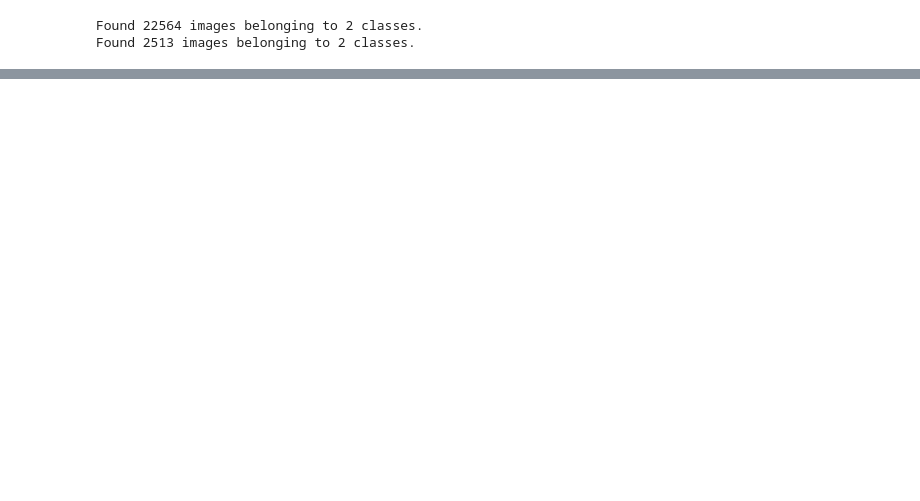
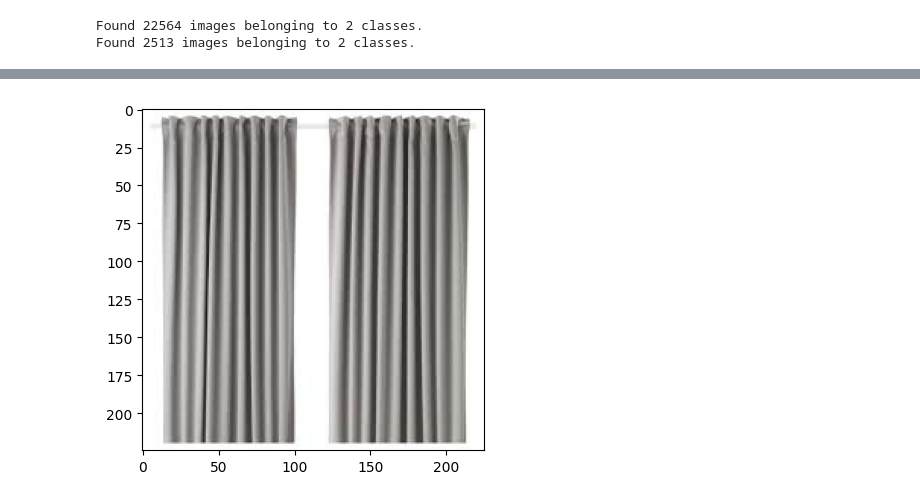
Before and after one commit to nhemanth1103/CNN-plastic-waste-classification, a Jupyter notebook: wasteclassification.ipynb, the cells around one changed output, grey strips where cells are left out. Saved outputs shown, nothing was run; the diff lists cells and outputs as text; code cells hidden in the pictures; blank space fills up the shorter version.

```diff
--- a/wasteclassification.ipynb
+++ b/wasteclassification.ipynb
@@ -216,0 +204,4 @@ Epoch 10/10
+# %%
+test_img = cv2.imread('/content/R_10028.jpg')
+predict_fun(test_img)
+# %% [output]
@@ -216,0 +210 @@ Epoch 10/10
+[figure, added]
```
Also changed, not shown: parts of 28 cells of this notebook.
